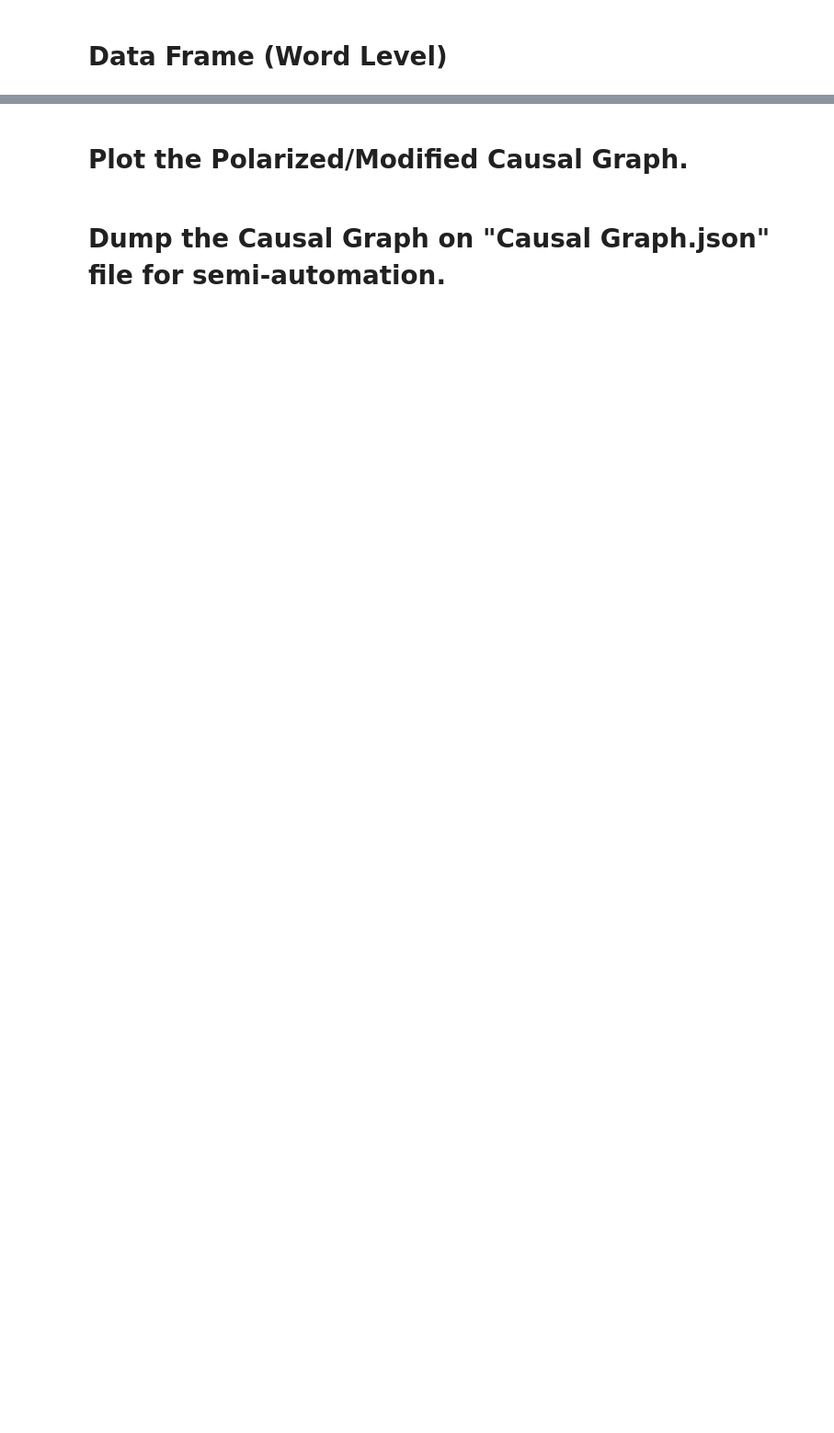
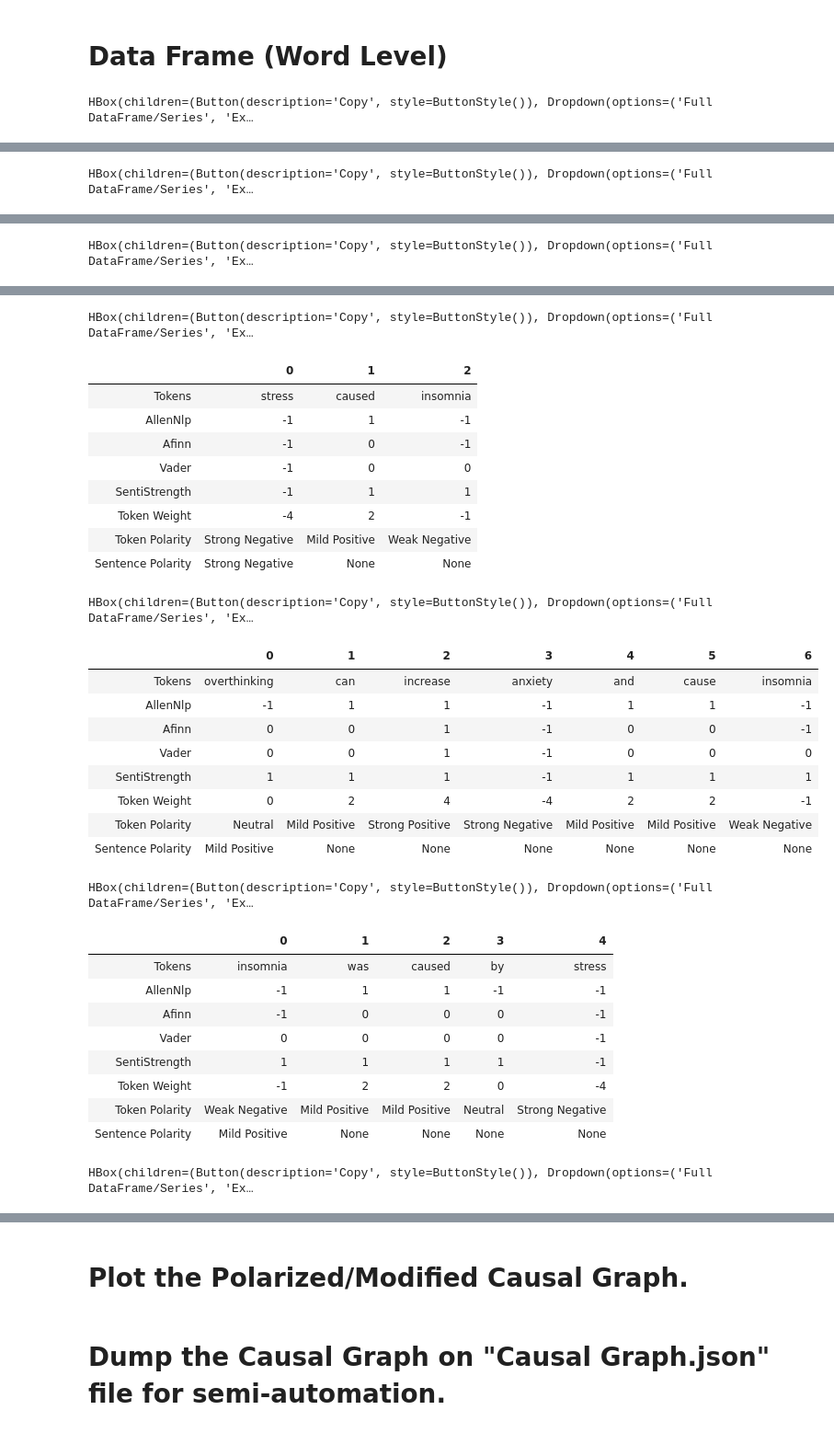
Before and after one commit to solatjabeen/causal-graph-acquisition, a Jupyter notebook: Project.ipynb, the cells around one changed output, grey strips where cells are left out. Shown at 92% size. Cells and saved outputs as stored; diff of their text form; code cells hidden in the pictures; blank space fills up the shorter version.

```diff
--- a/Project.ipynb
+++ b/Project.ipynb
@@ -35,5 +35,5 @@ import pandas as pd
 from IPython.display import display
 import collections
 
-nlp = spacy.load("en_core_web_lg")
+nlp = spacy.load("en_core_web_sm")
 neuralcoref.add_to_pipe(nlp)
@@ -750,7 +914,8 @@ afinn_tuple = []
 for sent in causalSentences:
     #print(sent)
     for token in sent:
-        if str(token) != ".":
+        #if str(token) != ".": #or str(token) != ',' or str(token) != "-":
+        if str(token) not in marks:
             #print(token)
             score = afn.score(str(token))
             if score > 0:
@@ -765,4 +930,6 @@ for sent in causalSentences:
     afinn_word.append(afinn_tuple)
     afinn_tuple = []
 
-afinn_word
+for a in afinn_word:
+    print(len(a))
+    print(a)
@@ -775,7 +957,7 @@ vader_tuple = []
 for sent in causalSentences:
     #print(sent)
     for token in sent:
-        if str(token) != ".":
+        if str(token) not in marks:
             vs = analyzer.polarity_scores(str(token))
             compound = vs['compound']
             if compound >= 0.05:
@@ -787,4 +969,6 @@ for sent in causalSentences:
     vader_word.append(vader_tuple)
     vader_tuple = []
 
-vader_word
+for a in vader_word:
+    print(len(a))
+    print(a)
@@ -798,7 +997,7 @@ senti_tuple = []
 for sent in causalSentences:
     #print(sent)
     for token in sent:
-        if str(token) != ".":
+        if str(token) not in marks:
             #print(token)
             result = senti.getSentiment(str(token), score='binary')
             #print(result)
@@ -814,4 +1013,6 @@ for sent in causalSentences:
     senti_word.append(senti_tuple)
     senti_tuple = []
 
-senti_word
+for a in senti_word:
+    print(len(a))
+    print(a)
@@ -818,11 +1034,17 @@ senti_word
 # %% [markdown]
 # Data Frame (Word Level)
 # %%
+from pd_replicator import replicator
+
 sum_list = []
 sum_tup = []
-for i in range(0,5):
+limit= len(causalSentences)
+
+#print(limit)
+for i in range(0,limit):
     #dataframe_WordLevel(i)
-    for j in range(0,len(causalSentences[i])-1):
+    #print(len(allen_word[i]))
+    for j in range(0,len(allen_word[i])):
         res = allen_word[i][j]+afinn_word[i][j]+vader_word[i][j]+senti_word[i][j]
         #print(res)
         sum_tup.append(res)
@@ -870,10 +1092,16 @@ for t in tokenPolarity_list:
 #print(maxPolarity_list)
 
 def dataframe_WordLevel(i):
-    df = pd.DataFrame([causalSentences[i],allen_word[i],afinn_word[i],vader_word[i],senti_word[i],sum_list[i],tokenPolarity_list[i],maxPolarity_list[i]], index =   ['Tokens','AllenNlp','Afinn','Vader','SentiStrength','Token Weight','Token Polarity','Sentence Polarity'])
+    df = pd.DataFrame([token_list[i],allen_word[i],afinn_word[i],vader_word[i],senti_word[i],sum_list[i],tokenPolarity_list[i],maxPolarity_list[i]],
+                      index =   ['Tokens','AllenNlp','Afinn','Vader','SentiStrength','Token Weight','Token Polarity','Sentence Polarity'])
+    pd.set_option("display.max_rows", None, "display.max_columns", None)
     return df
 
-for i in range(0,5):
+for i in range(0,limit):
     df = dataframe_WordLevel(i)
-    df.drop(df.columns[len(df.columns)-1], axis=1, inplace=True)
-    display(df)
+    #df.drop(df.columns[len(df.columns)-1], axis=1, inplace=True)
+    #display(df)
+    #df.to_excel(r'./Text/output.xlsx', index = False)
+    replicator(df)
+# %% [output]
+HBox(children=(Button(description='Copy', style=ButtonStyle()), Dropdown(options=('Full DataFrame/Series', 'Ex…
@@ -879,0 +1117 @@ for i in range(0,5):
+HBox(children=(Button(description='Copy', style=ButtonStyle()), Dropdown(options=('Full DataFrame/Series', 'Ex…
@@ -879,0 +1127 @@ for i in range(0,5):
+HBox(children=(Button(description='Copy', style=ButtonStyle()), Dropdown(options=('Full DataFrame/Series', 'Ex…
@@ -879,0 +1137,31 @@ for i in range(0,5):
+HBox(children=(Button(description='Copy', style=ButtonStyle()), Dropdown(options=('Full DataFrame/Series', 'Ex…
+|  | 0 | 1 | 2 |
+| Tokens | stress | caused | insomnia |
+| AllenNlp | -1 | 1 | -1 |
+| Afinn | -1 | 0 | -1 |
+| Vader | -1 | 0 | 0 |
+| SentiStrength | -1 | 1 | 1 |
+| Token Weight | -4 | 2 | -1 |
+| Token Polarity | Strong Negative | Mild Positive | Weak Negative |
+| Sentence Polarity | Strong Negative | None | None |
+HBox(children=(Button(description='Copy', style=ButtonStyle()), Dropdown(options=('Full DataFrame/Series', 'Ex…
+|  | 0 | 1 | 2 | 3 | 4 | 5 | 6 |
+| Tokens | overthinking | can | increase | anxiety | and | cause | insomnia |
+| AllenNlp | -1 | 1 | 1 | -1 | 1 | 1 | -1 |
+| Afinn | 0 | 0 | 1 | -1 | 0 | 0 | -1 |
+| Vader | 0 | 0 | 1 | -1 | 0 | 0 | 0 |
+| SentiStrength | 1 | 1 | 1 | -1 | 1 | 1 | 1 |
+| Token Weight | 0 | 2 | 4 | -4 | 2 | 2 | -1 |
+| Token Polarity | Neutral | Mild Positive | Strong Positive | Strong Negative | Mild Positive | Mild Positive | Weak Negative |
+| Sentence Polarity | Mild Positive | None | None | None | None | None | None |
+HBox(children=(Button(description='Copy', style=ButtonStyle()), Dropdown(options=('Full DataFrame/Series', 'Ex…
+|  | 0 | 1 | 2 | 3 | 4 |
+| Tokens | insomnia | was | caused | by | stress |
+| AllenNlp | -1 | 1 | 1 | -1 | -1 |
+| Afinn | -1 | 0 | 0 | 0 | -1 |
+| Vader | 0 | 0 | 0 | 0 | -1 |
+| SentiStrength | 1 | 1 | 1 | 1 | -1 |
+| Token Weight | -1 | 2 | 2 | 0 | -4 |
+| Token Polarity | Weak Negative | Mild Positive | Mild Positive | Neutral | Strong Negative |
+| Sentence Polarity | Mild Positive | None | None | None | None |
+HBox(children=(Button(description='Copy', style=ButtonStyle()), Dropdown(options=('Full DataFrame/Series', 'Ex…
```
Also changed, not shown: parts of 19 cells of this notebook, 5 other files.
